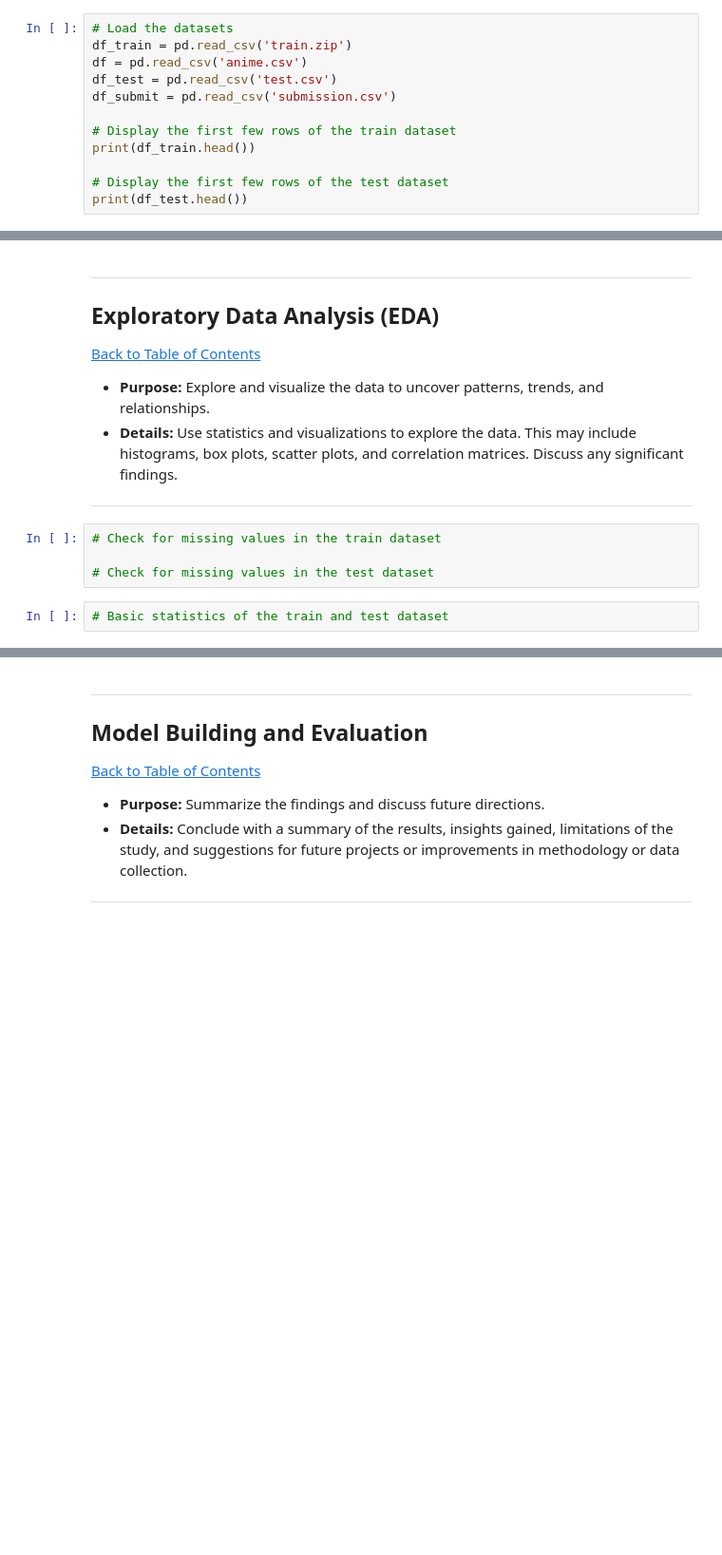
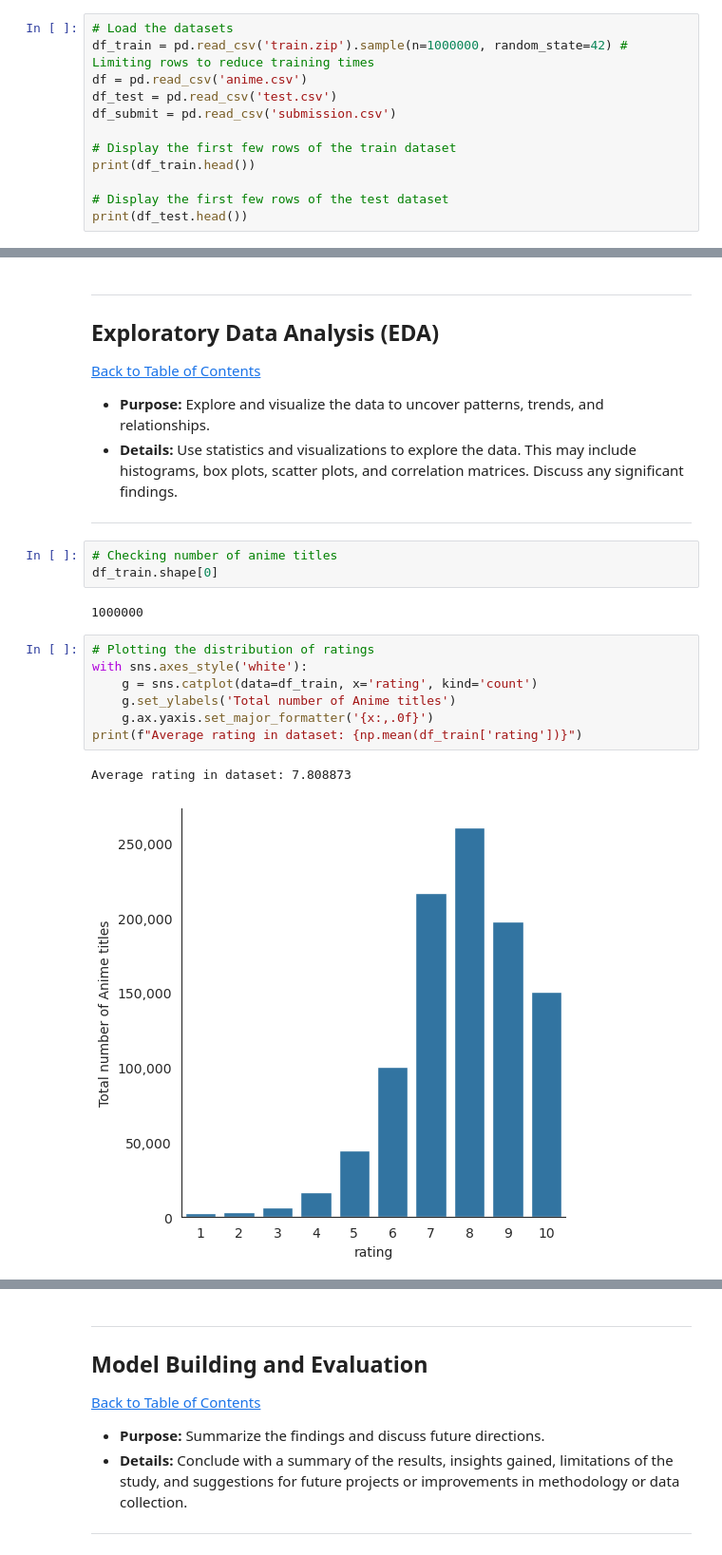
Before and after one commit to Emmanuel12hub/Unsupervised_Project, a Jupyter notebook: 2403PTDS_Unsupervised_Project.ipynb, the cells around one changed output, grey strips where cells are left out. Shown at 95% size. Cells and saved outputs as stored; diff of their text form; blank space fills up the shorter version.

```diff
--- a/2403PTDS_Unsupervised_Project.ipynb
+++ b/2403PTDS_Unsupervised_Project.ipynb
@@ -208,7 +175,7 @@ warnings.simplefilter(action='ignore', category=FutureWarning)
 ---
 # %%
 # Load the datasets
-df_train = pd.read_csv('train.zip')
+df_train = pd.read_csv('train.zip').sample(n=1000000, random_state=42) # Limiting rows to reduce training times
 df = pd.read_csv('anime.csv')
 df_test = pd.read_csv('test.csv')
 df_submit = pd.read_csv('submission.csv')
@@ -249,9 +207,18 @@ print(df_test.head())
 * **Purpose:** Explore and visualize the data to uncover patterns, trends, and relationships.
 * **Details:** Use statistics and visualizations to explore the data. This may include histograms, box plots, scatter plots, and correlation matrices. Discuss any significant findings.
 ---
-# %%
-# Check for missing values in the train dataset
-
-# Check for missing values in the test dataset
-# %%
-# Basic statistics of the train and test dataset
+# %%
+# Checking number of anime titles
+df_train.shape[0]
+# %% [output]
+1000000
+# %%
+# Plotting the distribution of ratings
+with sns.axes_style('white'):
+    g = sns.catplot(data=df_train, x='rating', kind='count')
+    g.set_ylabels('Total number of Anime titles')
+    g.ax.yaxis.set_major_formatter('{x:,.0f}')
+print(f"Average rating in dataset: {np.mean(df_train['rating'])}")
+# %% [output]
+Average rating in dataset: 7.808873
+[figure, added]
```
Also changed, not shown: parts of 21 cells of this notebook, 1 other file.
